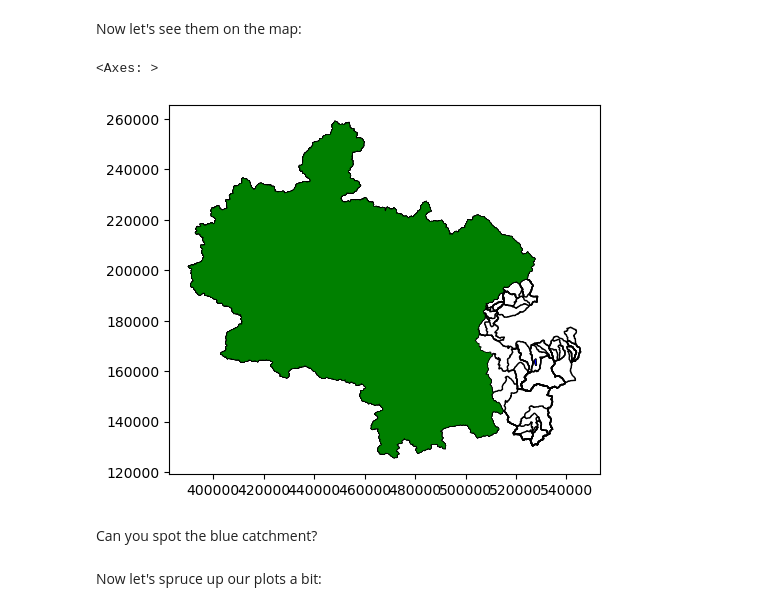
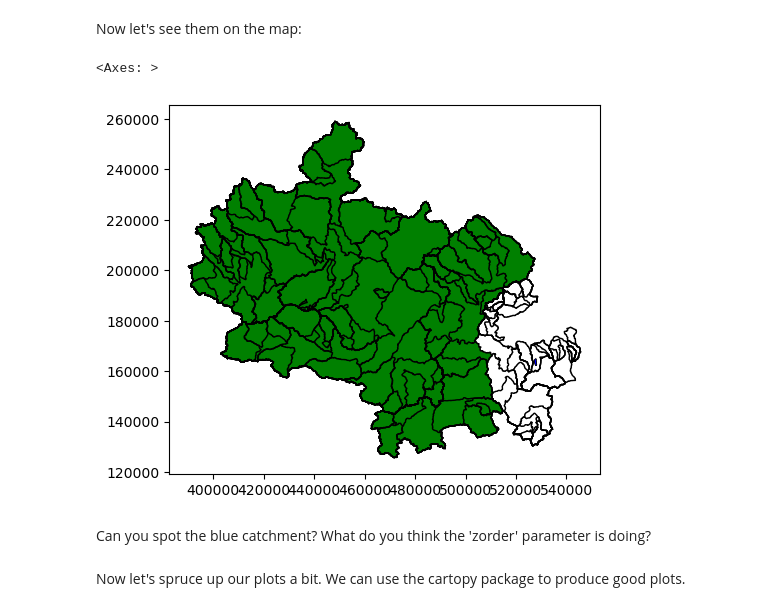
Before and after one commit to NERC-CEH/dri_gridded_data, a Jupyter notebook: notebooks/Examples_2.ipynb, the cells around one changed output. Saved outputs shown, nothing was run; the diff lists cells and outputs as text; code cells hidden in the pictures.

```diff
--- a/notebooks/Examples_2.ipynb
+++ b/notebooks/Examples_2.ipynb
@@ -237,14 +237,14 @@ largest_thames = all_thames_sorted.iloc[[-2],:]
 # %% [markdown]
 Now let's see them on the map:
 # %%
-all_thames_sorted.plot(facecolor='None',zorder=0)
-current_axes = plt.gca()
-largest_thames.plot(facecolor='green', ax=current_axes)
+all_thames_sorted.plot(facecolor='None')
+current_axes = plt.gca() # we want all of these commands to plot on the same set of axes, this retrieves a 'handle' to the axes
+largest_thames.plot(facecolor='green', ax=current_axes, zorder=0) # note we specify the axes
 smallest_thames.plot(facecolor='blue', ax=current_axes)
 # %% [output]
 <Axes: >
-[figure, old version]
+[figure, new version]
 # %% [markdown]
-Can you spot the blue catchment?
+Can you spot the blue catchment? What do you think the 'zorder' parameter is doing?
 # %% [markdown]
-Now let's spruce up our plots a bit:
+Now let's spruce up our plots a bit. We can use the cartopy package to produce good plots.
```
Also changed, not shown: parts of 27 cells of this notebook, 1 other file.
